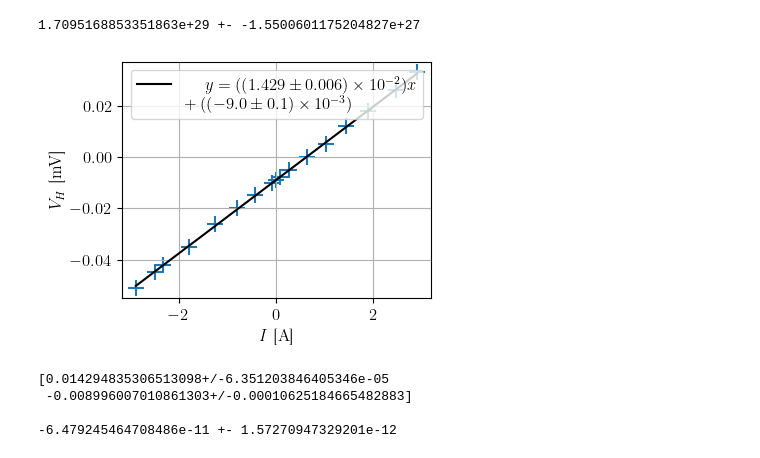
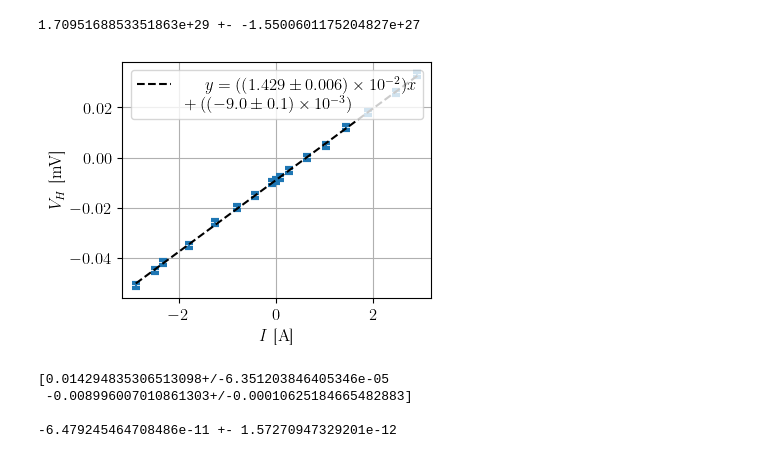
Before and after one commit to TomVdt/TPII-rapports, a Jupyter notebook: 03-H6-effet-hall/analyse/exp2.ipynb, the cells around one changed output. Cells and saved outputs as stored; diff of their text form; code cells hidden in the pictures.

```diff
--- a/03-H6-effet-hall/analyse/exp2.ipynb
+++ b/03-H6-effet-hall/analyse/exp2.ipynb
@@ -155,27 +157,28 @@ print(f"{N} +- {deltaN}")
 # %%
 Ag_I = np.loadtxt("../data/Cu_5branch_I.csv", delimiter=",", skiprows=1)
 
 I = Ag_I[:,0]
 Vh = Ag_I[:,1]
 
-plt.scatter(I, Vh)
+plt.errorbar(I, Vh, yerr=0.001 * np.ones(len(Vh)), linestyle='none', capthick=3)
+# plt.scatter(I, Vh)
 # plt.errorbar(Bx, By, xerr=unp.std_devs(Bx), yerr=unp.std_devs(By))
 
 coefs, cov = np.polyfit(I, Vh, 1, cov=True)
 fit = np.poly1d(coefs)
 coefserr = unp.uarray(coefs, np.sqrt(cov[(0,1),(0,1)]))
 
-plt.plot(I, fit(I), label=r"$y = ({:.1ueL})x \\+ ({:.1ueL})$".format(*coefserr), color="black")
+plt.plot(I, fit(I), '--', label=r"$y = ({:.1ueL})x \\+ ({:.1ueL})$".format(*coefserr), color="black")
 
 plt.legend()
 plt.xlabel(r"$I$ [\si{\ampere}]")
 plt.ylabel(r"$V_H$ [\si{\milli \volt}]")
 plt.grid()
 plt.tight_layout(pad=0.5)
 
 plt.savefig("../figures/Cu_I.pdf")
 # %% [output]
-[figure, old version]
+[figure, new version]
 # %%
 print(coefserr, "\n")
 a = 1.6e-6
```
Also changed, not shown: parts of 7 cells of this notebook, 9 other files.
